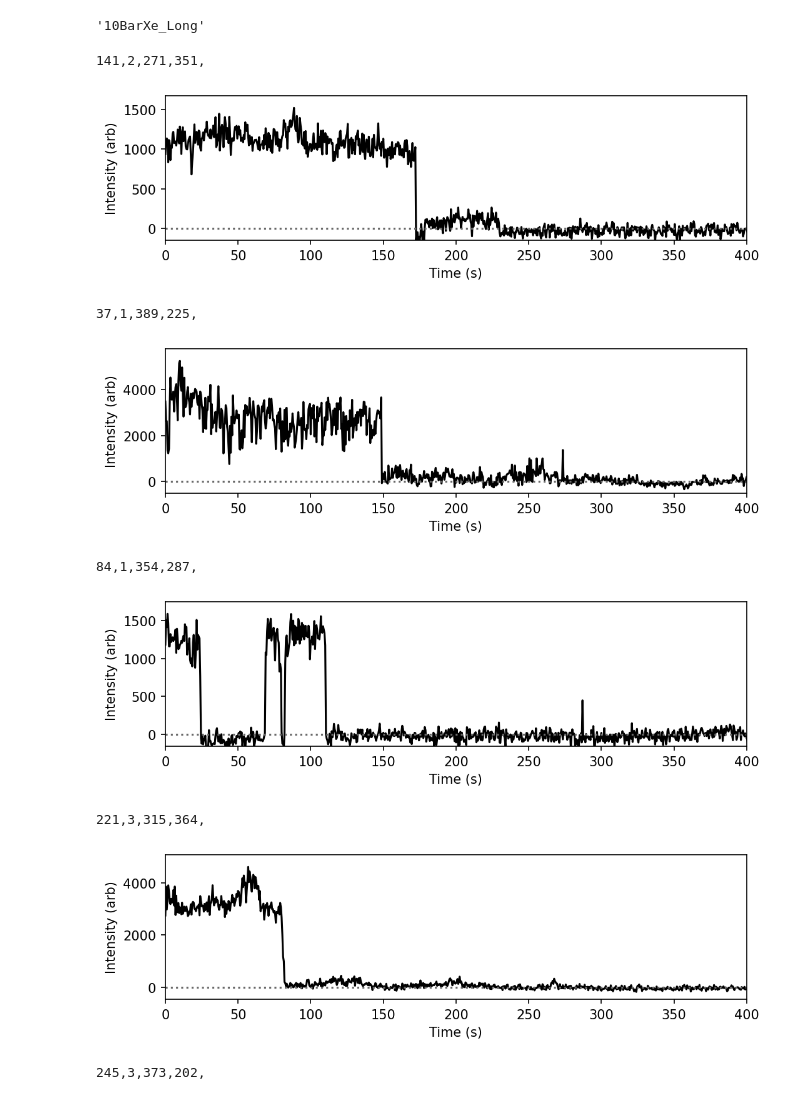
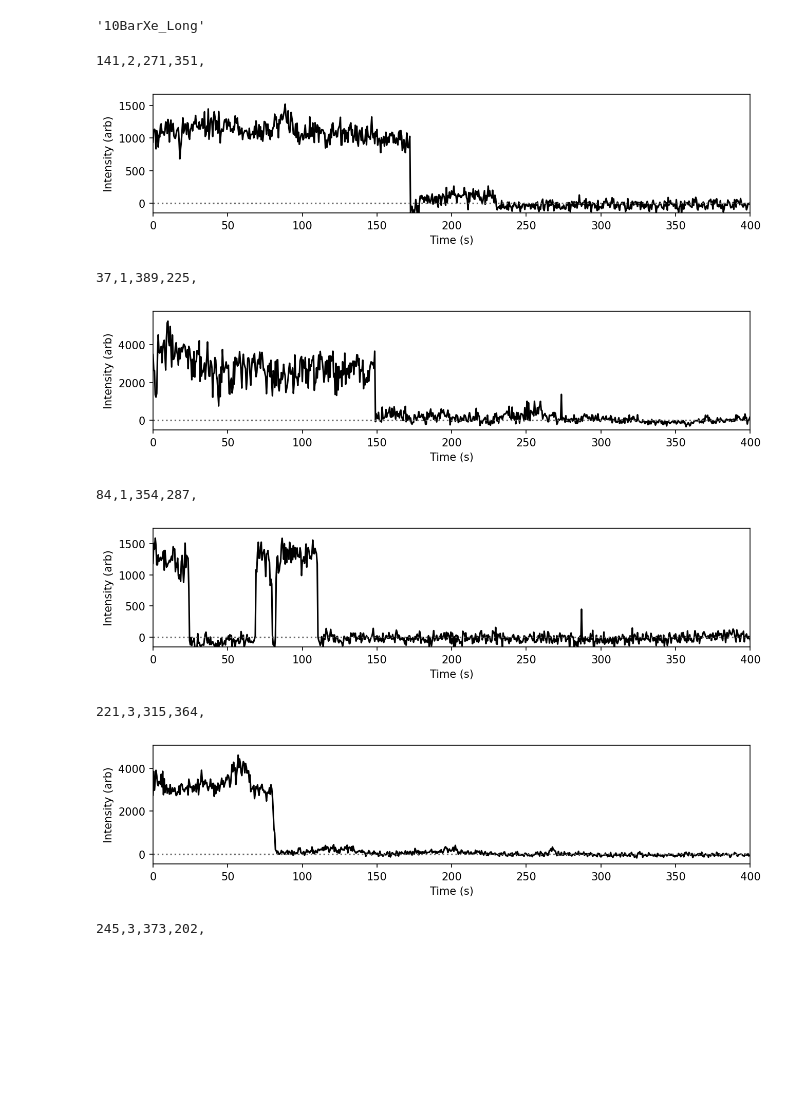
Before and after one commit to UTA-NURES/MicroscopePaperPlots, a Jupyter notebook: AnalyzeSpotDicts.ipynb, the cells around one changed output. Saved outputs shown, nothing was run; the diff lists cells and outputs as text; code cells hidden in the pictures; blank space fills up the shorter version.

```diff
--- a/AnalyzeSpotDicts.ipynb
+++ b/AnalyzeSpotDicts.ipynb
@@ -176,32 +175,32 @@ Which
 # %%
 PickedOuti=[141,37,84,221,245]
 
 #Make all the time traces
 maxs=np.array([np.max(i) for i in dat[Which]['Traces']])
 mins=np.array([np.min(i) for i in dat[Which]['Traces']])
 stepfrac=np.array(dat[Which]['Heights'])/(maxs-mins)
 selected=stepfrac>0.3
 
 for i in PickedOuti:
     if(stepfrac[i]>0.30):
-        plt.figure(figsize=(8,2),dpi=150)
+        plt.figure(figsize=(10,2),dpi=150)
         plt.plot(np.arange(len(dat[Which]['Traces'][i]))*ExposureTime,dat[Which]['Traces'][i],color='black')
 #        plt.title(str(i)+", "+str(dat[Which]['Heights'][i]))
         plt.xlabel("Time (s)")
         plt.ylabel("Intensity (arb)")
         plt.xlim(0,400)
         plt.plot([0,400],[0,0],':',color='dimgrey')
         plt.ylim(-0.1*np.max(dat[Which]['Traces'][i]),np.max(dat[Which]['Traces'][i])*1.1)
         print(str(i)+","+str(dat[Which]['Im'][i])+"," + str(dat[Which]['X'][i])+"," + str(dat[Which]['Y'][i])+"," )
         plt.savefig("Plots/SingleMolecules/Trace"+str(i)+".png",dpi=200,bbox_inches='tight')
         plt.show()
 # %% [output]
 141,2,271,351,
-[figure, old version]
+[figure, new version]
 37,1,389,225,
-[figure, old version]
+[figure, new version]
 84,1,354,287,
-[figure, old version]
+[figure, new version]
 221,3,315,364,
-[figure, old version]
+[figure, new version]
 245,3,373,202,
```
Also changed, not shown: parts of 2 cells of this notebook, 5 other files.
